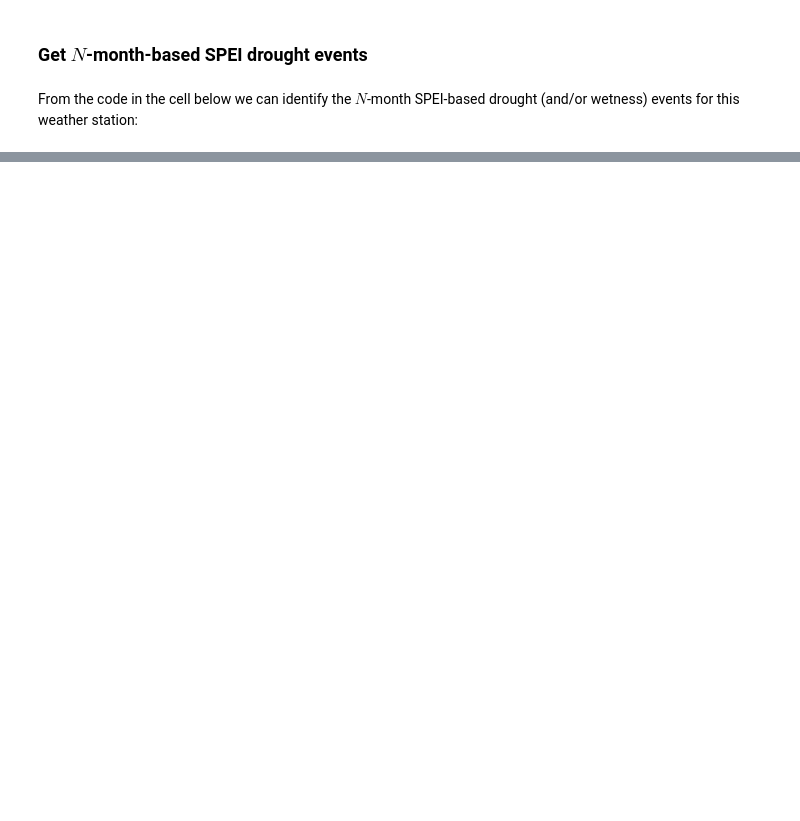
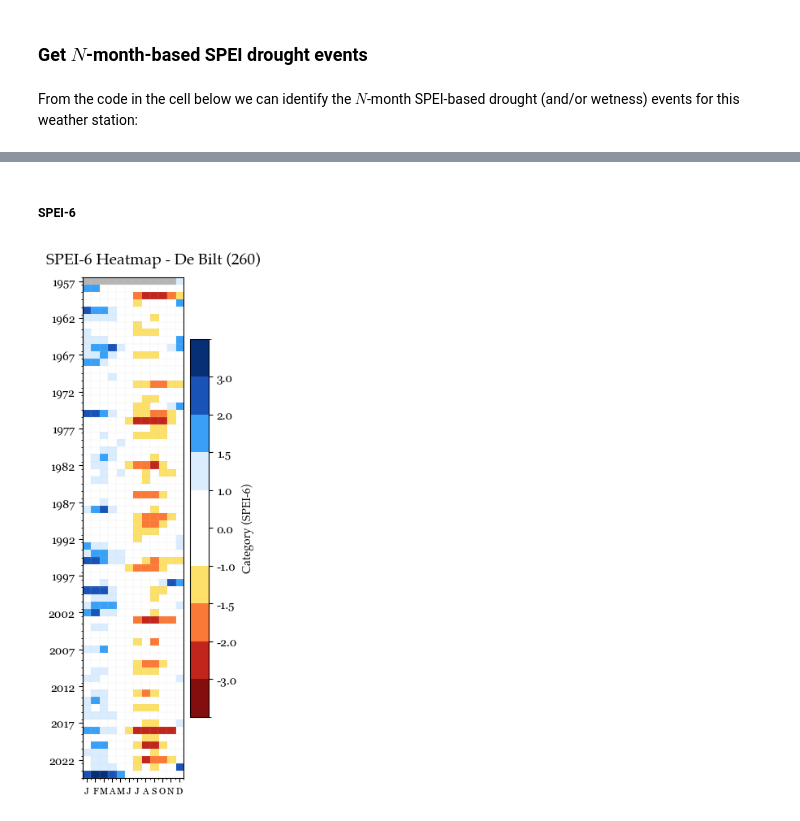
Before and after one commit to tomrooijakkers/data-science-portfolio, a Jupyter notebook: knmi-weather/03-knmi_drought_analysis.ipynb, the cells around one changed output, grey strips where cells are left out. Cells and saved outputs as stored; diff of their text form; code cells hidden in the pictures; blank space fills up the shorter version.

```diff
--- a/knmi-weather/03-knmi_drought_analysis.ipynb
+++ b/knmi-weather/03-knmi_drought_analysis.ipynb
@@ -2271,0 +2329,10 @@ plt.show()
+# %% [markdown]
+##### SPEI-6
+# %%
+# Generate the heatmap plot
+ax = generate_spei_heatmap_plot(new_stn, 6)
+
+# Show the plot
+plt.show()
+# %% [output]
+[figure, added]
```
Also changed, not shown: parts of 76 cells of this notebook, 3 other files.
